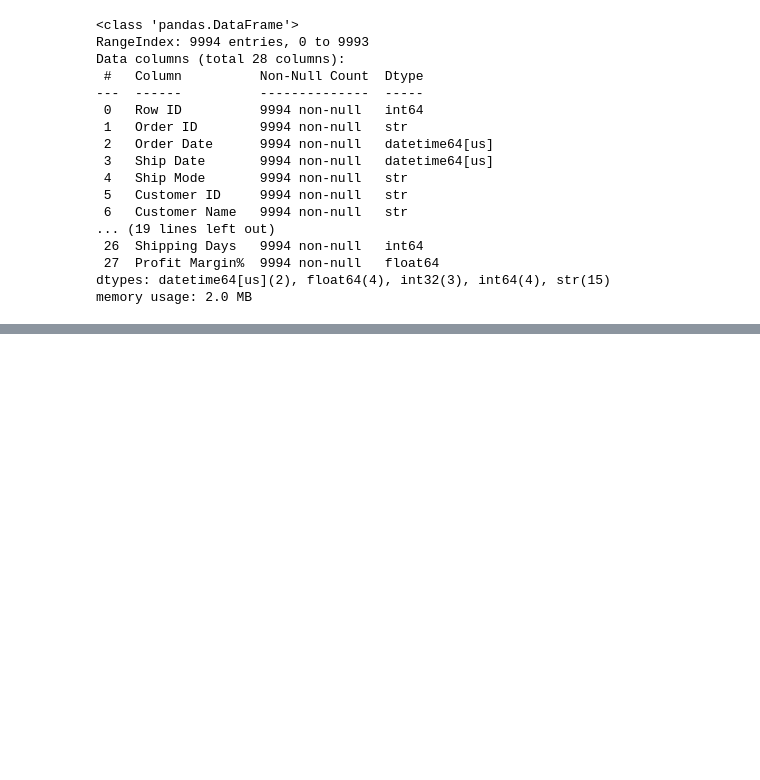
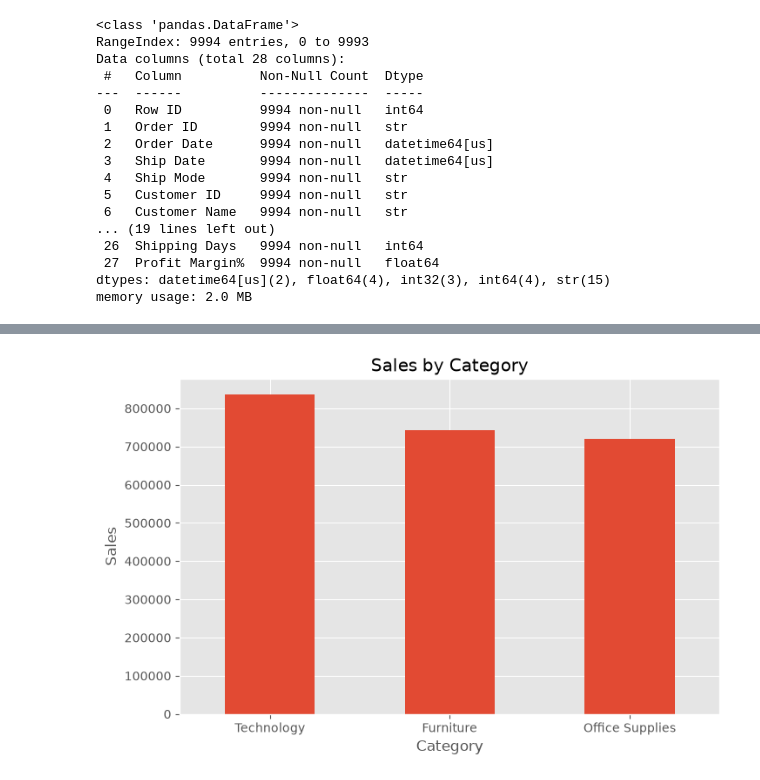
Before and after one commit to shreshhhh/Sales-Analytics, a Jupyter notebook: notebooks/sales_analysis.ipynb, the cells around one changed output, grey strips where cells are left out. Cells and saved outputs as stored; diff of their text form; code cells hidden in the pictures; blank space fills up the shorter version.

```diff
--- a/notebooks/sales_analysis.ipynb
+++ b/notebooks/sales_analysis.ipynb
@@ -205,0 +273,10 @@ sales.to_csv("../data/cleaned_superstore.csv" , index = "False")
+# %%
+# Sales by Category
+
+category_sales = (
+    sales.groupby("Category")[["Sales" , "Profit"]]
+    .sum()
+    .sort_values("Sales" , ascending= False)
+)
+
+category_sales
@@ -205,0 +289,13 @@ sales.to_csv("../data/cleaned_superstore.csv" , index = "False")
+# %%
+category_sales["Sales"].plot(
+    kind="bar" ,
+    figsize = ( 8 , 5 )
+)
+
+plt.title("Sales by Category")
+plt.ylabel("Sales")
+plt.xticks(rotation = 0 )
+
+plt.show()
+# %% [output]
+[figure, added]
```
Also changed, not shown: parts of 16 cells of this notebook.
